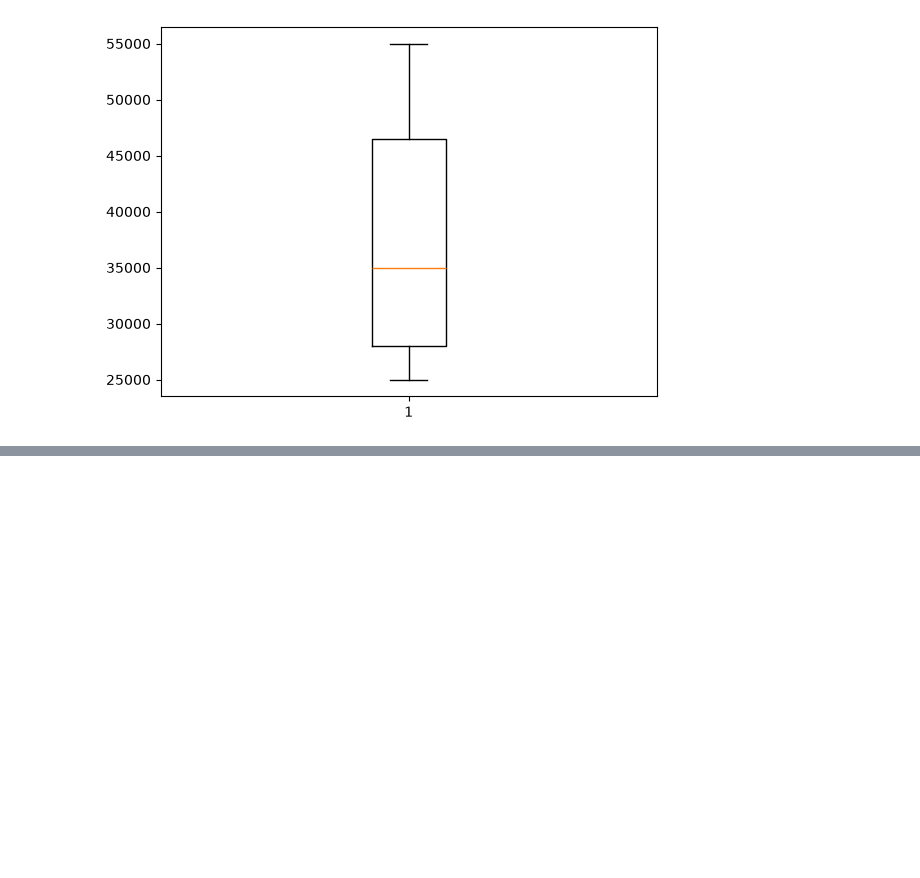
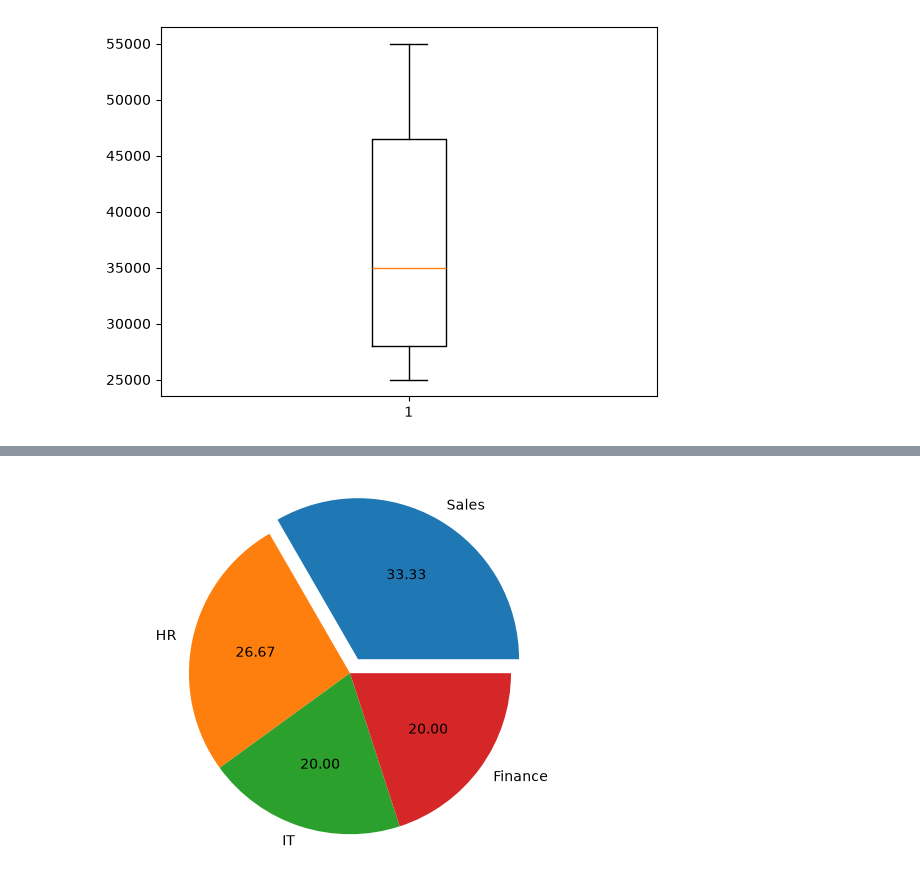
Before and after one commit to anojpradhan/learningDS, a Jupyter notebook: matplotlib.ipynb, the cells around one changed output, grey strips where cells are left out. Saved outputs shown, nothing was run; the diff lists cells and outputs as text; code cells hidden in the pictures; blank space fills up the shorter version.

```diff
--- a/matplotlib.ipynb
+++ b/matplotlib.ipynb
@@ -49,0 +52,3 @@ plt.show()
+# %%
+df["dept"]=["IT","HR","Sales","Finance","IT","Sales","HR","HR","Sales","Finance","Sales","Finance","HR","IT","Sales"]
+df.head()
@@ -49,0 +62,8 @@ plt.show()
+# %%
+# Pie Chart
+count= df['dept'].value_counts()
+plt.pie(count, labels=count.index, autopct="%1.2f",explode=[0.1,0,0,0])
+plt.axis("equal")
+plt.show()
+# %% [output]
+[figure, added]
```
Also changed, not shown: parts of 3 cells of this notebook.
